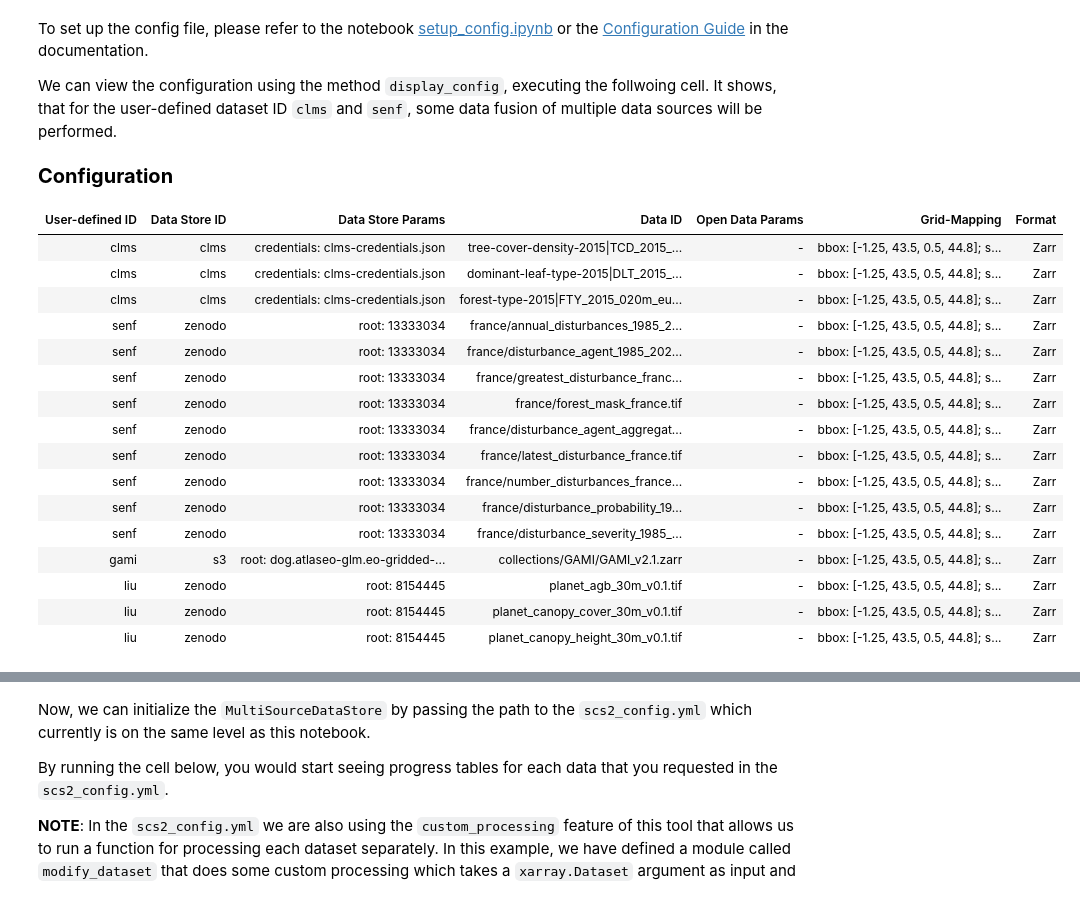
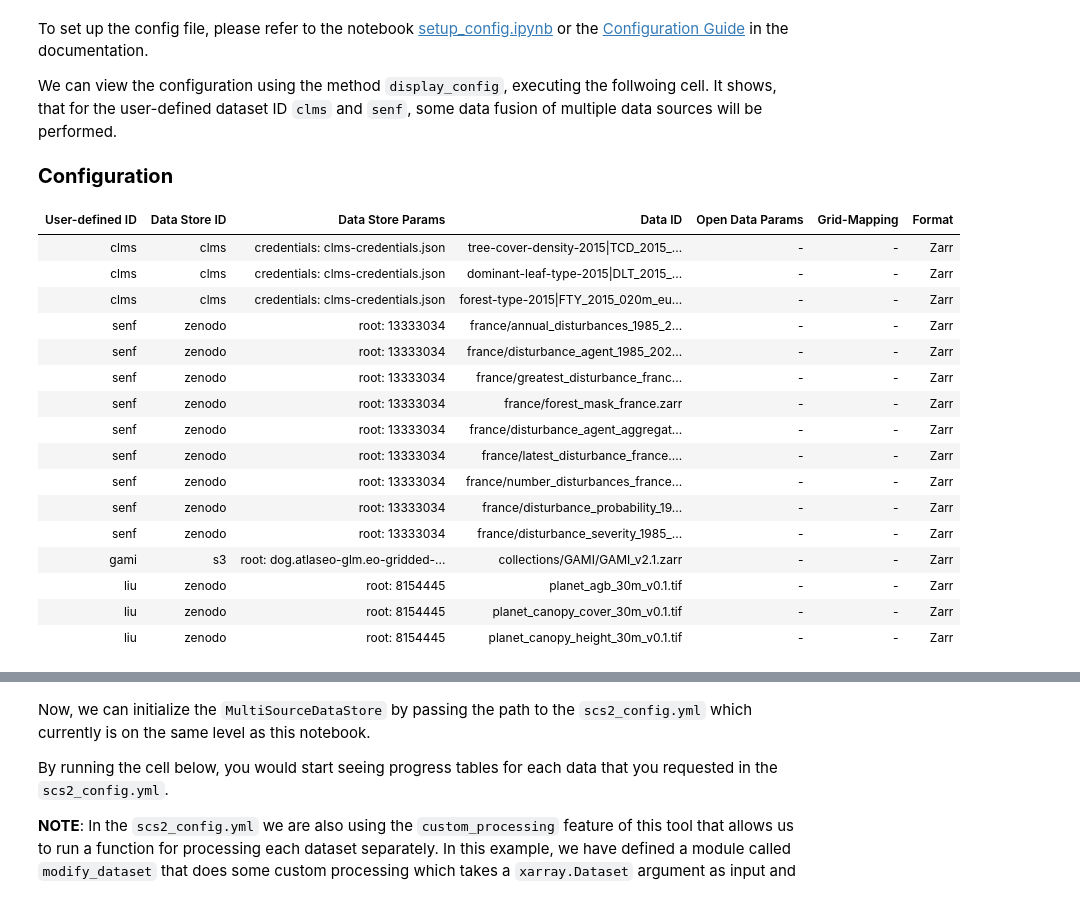
Before and after one commit to xcube-dev/xcube-multistore, a Jupyter notebook: examples/example2/scs2_xcube_multistore.ipynb, the cells around one changed output, grey strips where cells are left out. Saved outputs shown, nothing was run; the diff lists cells and outputs as text; code cells hidden in the pictures.

```diff
--- a/examples/example2/scs2_xcube_multistore.ipynb
+++ b/examples/example2/scs2_xcube_multistore.ipynb
@@ -73,21 +58,21 @@ msds = MultiSourceDataStore("scs2_config.yml")
 # %%
-msds.display_config()
+MultiSourceDataStore.display_config("scs2_config.yml")
 # %% [output]
 Configuration
 | User-defined ID | Data Store ID | Data Store Params | Data ID | Open Data Params | Grid-Mapping | Format |
-| clms | clms | credentials: clms-credentials.json | tree-cover-density-2015|TCD_2015_... | - | bbox: [-1.25, 43.5, 0.5, 44.8]; s... | Zarr |
-| clms | clms | credentials: clms-credentials.json | dominant-leaf-type-2015|DLT_2015_... | - | bbox: [-1.25, 43.5, 0.5, 44.8]; s... | Zarr |
-| clms | clms | credentials: clms-credentials.json | forest-type-2015|FTY_2015_020m_eu... | - | bbox: [-1.25, 43.5, 0.5, 44.8]; s... | Zarr |
-| senf | zenodo | root: 13333034 | france/annual_disturbances_1985_2... | - | bbox: [-1.25, 43.5, 0.5, 44.8]; s... | Zarr |
-| senf | zenodo | root: 13333034 | france/disturbance_agent_1985_202... | - | bbox: [-1.25, 43.5, 0.5, 44.8]; s... | Zarr |
-| senf | zenodo | root: 13333034 | france/greatest_disturbance_franc... | - | bbox: [-1.25, 43.5, 0.5, 44.8]; s... | Zarr |
-| senf | zenodo | root: 13333034 | france/forest_mask_france.tif | - | bbox: [-1.25, 43.5, 0.5, 44.8]; s... | Zarr |
-| senf | zenodo | root: 13333034 | france/disturbance_agent_aggregat... | - | bbox: [-1.25, 43.5, 0.5, 44.8]; s... | Zarr |
-| senf | zenodo | root: 13333034 | france/latest_disturbance_france.tif | - | bbox: [-1.25, 43.5, 0.5, 44.8]; s... | Zarr |
-| senf | zenodo | root: 13333034 | france/number_disturbances_france... | - | bbox: [-1.25, 43.5, 0.5, 44.8]; s... | Zarr |
-| senf | zenodo | root: 13333034 | france/disturbance_probability_19... | - | bbox: [-1.25, 43.5, 0.5, 44.8]; s... | Zarr |
-| senf | zenodo | root: 13333034 | france/disturbance_severity_1985_... | - | bbox: [-1.25, 43.5, 0.5, 44.8]; s... | Zarr |
-| gami | s3 | root: dog.atlaseo-glm.eo-gridded-... | collections/GAMI/GAMI_v2.1.zarr | - | bbox: [-1.25, 43.5, 0.5, 44.8]; s... | Zarr |
-| liu | zenodo | root: 8154445 | planet_agb_30m_v0.1.tif | - | bbox: [-1.25, 43.5, 0.5, 44.8]; s... | Zarr |
-| liu | zenodo | root: 8154445 | planet_canopy_cover_30m_v0.1.tif | - | bbox: [-1.25, 43.5, 0.5, 44.8]; s... | Zarr |
-| liu | zenodo | root: 8154445 | planet_canopy_height_30m_v0.1.tif | - | bbox: [-1.25, 43.5, 0.5, 44.8]; s... | Zarr |
+| clms | clms | credentials: clms-credentials.json | tree-cover-density-2015|TCD_2015_... | - | - | Zarr |
+| clms | clms | credentials: clms-credentials.json | dominant-leaf-type-2015|DLT_2015_... | - | - | Zarr |
+| clms | clms | credentials: clms-credentials.json | forest-type-2015|FTY_2015_020m_eu... | - | - | Zarr |
+| senf | zenodo | root: 13333034 | france/annual_disturbances_1985_2... | - | - | Zarr |
+| senf | zenodo | root: 13333034 | france/disturbance_agent_1985_202... | - | - | Zarr |
+| senf | zenodo | root: 13333034 | france/greatest_disturbance_franc... | - | - | Zarr |
+| senf | zenodo | root: 13333034 | france/forest_mask_france.zarr | - | - | Zarr |
+| senf | zenodo | root: 13333034 | france/disturbance_agent_aggregat... | - | - | Zarr |
+| senf | zenodo | root: 13333034 | france/latest_disturbance_france.... | - | - | Zarr |
+| senf | zenodo | root: 13333034 | france/number_disturbances_france... | - | - | Zarr |
+| senf | zenodo | root: 13333034 | france/disturbance_probability_19... | - | - | Zarr |
+| senf | zenodo | root: 13333034 | france/disturbance_severity_1985_... | - | - | Zarr |
+| gami | s3 | root: dog.atlaseo-glm.eo-gridded-... | collections/GAMI/GAMI_v2.1.zarr | - | - | Zarr |
+| liu | zenodo | root: 8154445 | planet_agb_30m_v0.1.tif | - | - | Zarr |
+| liu | zenodo | root: 8154445 | planet_canopy_cover_30m_v0.1.tif | - | - | Zarr |
+| liu | zenodo | root: 8154445 | planet_canopy_height_30m_v0.1.tif | - | - | Zarr |
```
Also changed, not shown: parts of 4 cells of this notebook, 4 other files.
